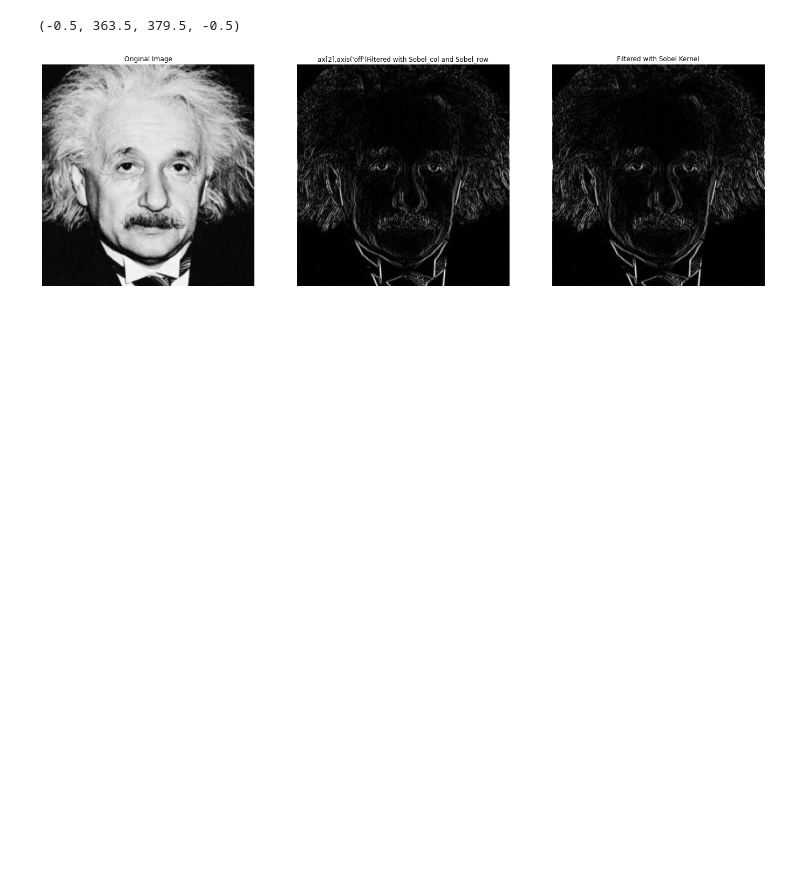
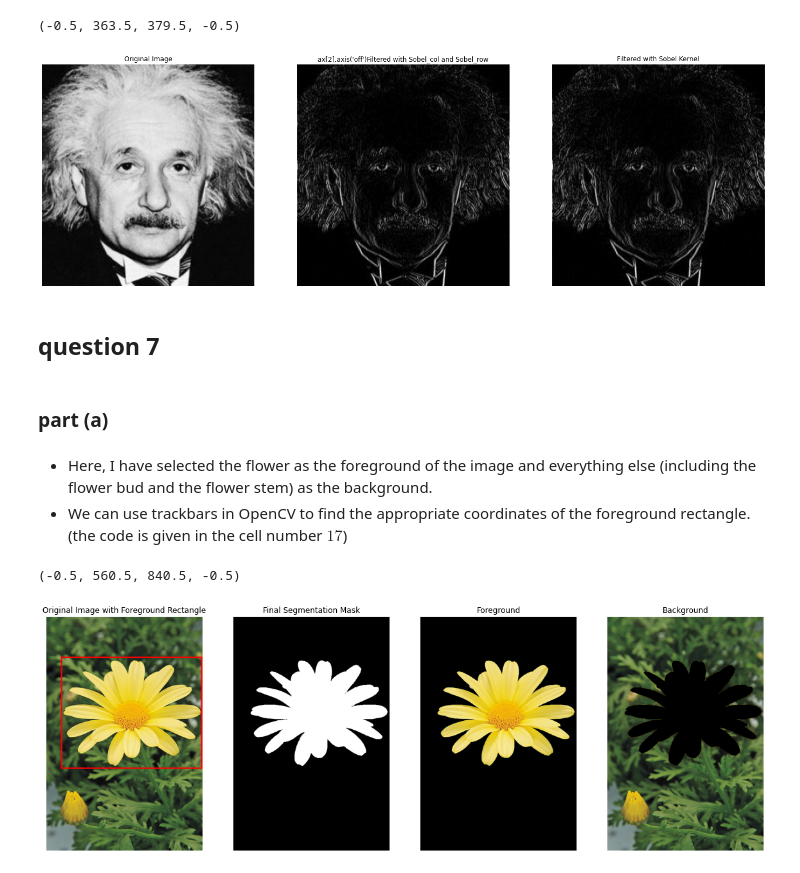
Before and after one commit to rajapaksha-rmpap/en2550_assignment_1, a Jupyter notebook: assignment 1.ipynb, the cells around one changed output. Drawn from its saved outputs; the diff is of its cells as text; code cells hidden in the pictures; blank space fills up the shorter version.

Commit message:
question 7 - part (a)

```diff
--- a/assignment 1.ipynb
+++ b/assignment 1.ipynb
@@ -249,3 +249,10 @@ ax[2].imshow(custom_filtered_im, cmap = 'gray'); ax[2].set_title("Filtered with
 # %% [output]
 (-0.5, 363.5, 379.5, -0.5)
 [figure]
+# %% [markdown]
+## question 7
+# %% [markdown]
+### part (a)
+# %% [markdown]
+- Here, I have selected the flower as the foreground of the image and everything else (including the flower bud and the flower stem) as the background.
+- We can use trackbars in OpenCV to find the appropriate coordinates of the foreground rectangle. (the code is given in the cell number $17$)
@@ -251,0 +289,40 @@ ax[2].imshow(custom_filtered_im, cmap = 'gray'); ax[2].set_title("Filtered with
+# %%
+# extracting the foreground and the background
+im = cv.imread("daisy.jpg")
+mask = np.zeros(im.shape[:2], dtype = np.uint8)
+bgdModel = np.zeros((1, 65), dtype = np.float64)
+fgdModel = np.zeros((1, 65), dtype = np.float64)
+# defining the corners of the foreground rectangle taken from the trackbar values.
+rect = (54, 146, 558-54, 544-146)
+foreground_rect = cv.rectangle(im.copy(), (54, 145), (558, 544), (0, 0, 255), 3)
+
+# applying the grabCut algo on the image over 5 iterations with rectangular mode.
+cv.grabCut(im, mask, rect, bgdModel, fgdModel, 5, cv.GC_INIT_WITH_RECT)
+
+""" in the resulted mask, pixel values are mapped as follows.
+        0 -> background,
+        1 -> foreground,
+        2 -> probable background,
+        3 -> probable foreground    """
+# creating the mask with foreground with 1 pixels and background with 0 pixels.
+endmask = np.where((mask == 0)|(mask == 2), 0, 1).astype(np.uint8)
+
+# filter out the foreground and background from the image by multiplying the image with the endmask.
+foreground_im = im * endmask[:, :, np.newaxis]
+background_im = im - foreground_im
+
+# converting the images from BGR plane to RGB plane.
+im = cv.cvtColor(im, cv.COLOR_BGR2RGB)
+foreground_rect = cv.cvtColor(foreground_rect, cv.COLOR_BGR2RGB)
+foreground_im = cv.cvtColor(foreground_im, cv.COLOR_BGR2RGB)
+background_im = cv.cvtColor(background_im, cv.COLOR_BGR2RGB)
+
+# visualizing images
+fig, ax = plt.subplots(1, 4, figsize = (20, 8))
+ax[0].imshow(foreground_rect); ax[0].set_title("Original Image with Foreground Rectangle"); ax[0].axis('off')
+ax[1].imshow(endmask, cmap = 'gray', vmin = 0, vmax = 1); ax[1].set_title("Final Segmentation Mask"); ax[1].axis('off')
+ax[2].imshow(foreground_im); ax[2].set_title("Foreground"); ax[2].axis('off')
+ax[3].imshow(background_im); ax[3].set_title("Background"); ax[3].axis('off')
+# %% [output]
+(-0.5, 560.5, 840.5, -0.5)
+[figure, added]
```
Also changed, not shown: parts of 3 cells of this notebook, 1 other file.
